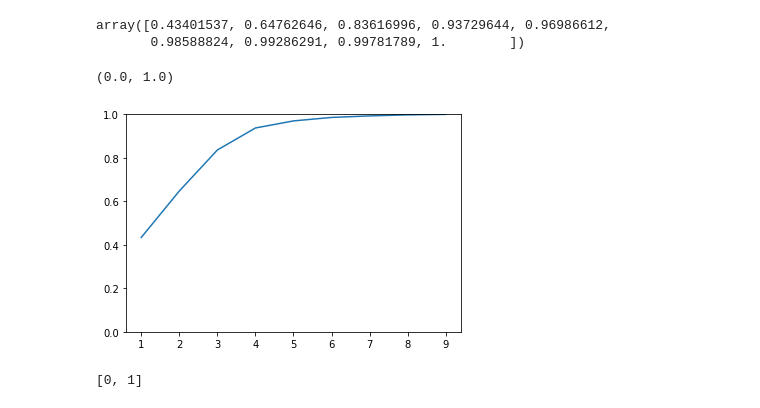
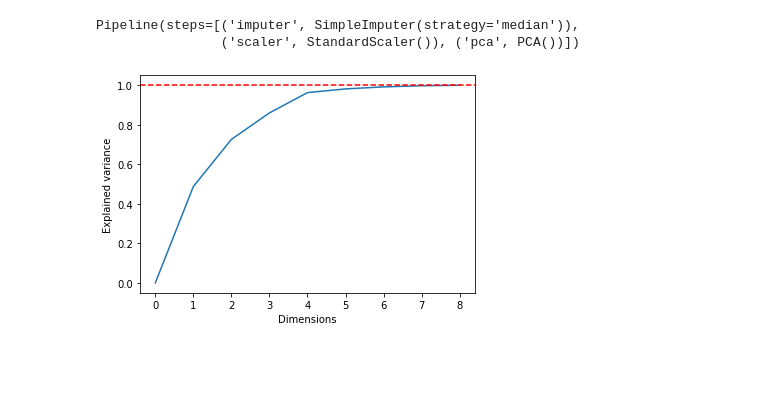
Before and after one commit to jclugor/dimensionality_reduction, a Jupyter notebook: PCA.ipynb, the cells around one changed output. Drawn from its saved outputs; the diff is of its cells as text; code cells hidden in the pictures; blank space fills up the shorter version.

```diff
--- a/PCA.ipynb
+++ b/PCA.ipynb
@@ -11,0 +8,8 @@ sr = make_swiss_roll(10000)[0]
+# %%
+def plot_variance(estimator):
+  x = [0] + list(range(1, len(estimator.components_) + 1))
+  y = [0] + list(np.cumsum(estimator.explained_variance_ratio_))
+  plt.plot(x, y)
+  plt.axhline(1, c='r', linestyle='--')
+  plt.xlabel('Dimensions')
+  plt.ylabel('Explained variance')
@@ -93,3 +108,0 @@ memory usage: 12.4+ MB
-# %%
-imputer = SimpleImputer(strategy="median")
-housing = imputer.fit_transform(housing)
@@ -112,15 +108,0 @@ array([0.43401537, 0.21361109, 0.1885435 , 0.10112648, 0.03256968,
-# %%
-np.cumsum(pca2.explained_variance_ratio_)
-# %% [output]
-array([0.43401537, 0.64762646, 0.83616996, 0.93729644, 0.96986612,
-       0.98588824, 0.99286291, 0.99781789, 1.        ])
-# %%
-plt.plot(range(1, pca2.n_components_ + 1), np.cumsum(pca2.explained_variance_ratio_))
-plt.ylim(0, 1)
-# %% [output]
-(0.0, 1.0)
-[figure, removed]
-# %%
-plt.ylim
-# %% [output]
-[0, 1]
@@ -126,0 +113,14 @@ plt.ylim
+# %%
+# housing.sort_values(by='median_house_value', inplace=True)
+X_housing, y_housing = housing.iloc[:,:-1], housing.iloc[:, -1]
+pipe_housing = Pipeline([('imputer', SimpleImputer(strategy='median')),
+                         ('scaler', StandardScaler()),
+                         ('pca', PCA())])
+pipe_housing.fit(X_housing)
+# %% [output]
+Pipeline(steps=[('imputer', SimpleImputer(strategy='median')),
+                ('scaler', StandardScaler()), ('pca', PCA())])
+# %%
+plot_variance(pipe_housing['pca'])
+# %% [output]
+[figure, added]
```
Also changed, not shown: parts of 35 cells of this notebook.
